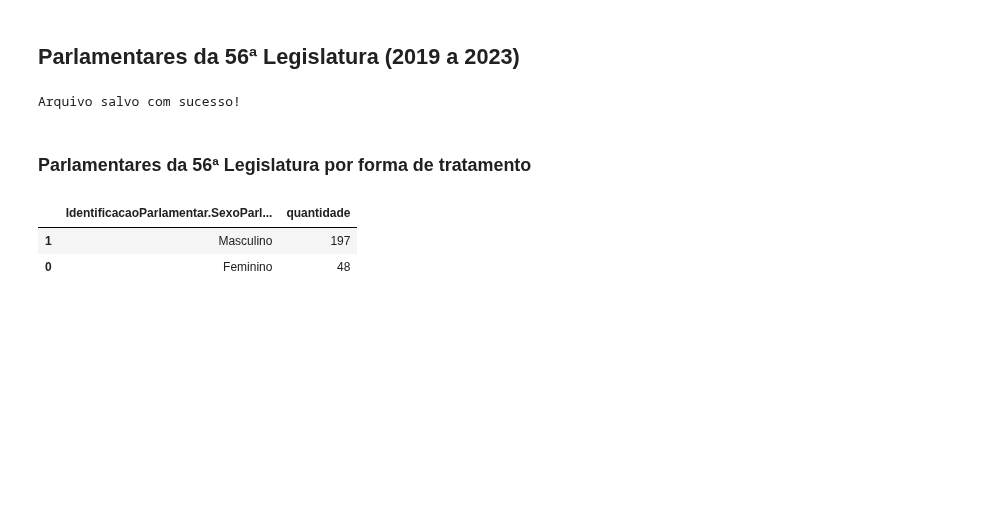
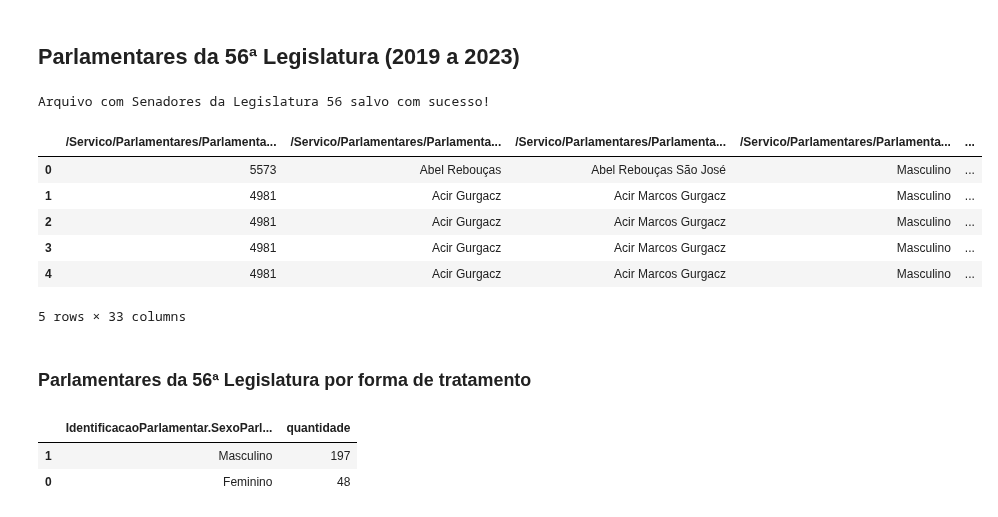
Before and after one commit to fabriciosantana/mcdia, a Jupyter notebook: 01-icd/assignments/discursos.ipynb, the cells around one changed output. Drawn from its saved outputs; the diff is of its cells as text; code cells hidden in the pictures; blank space fills up the shorter version.

```diff
--- a/01-icd/assignments/discursos.ipynb
+++ b/01-icd/assignments/discursos.ipynb
@@ -11,28 +11,39 @@ base_url = "https://legis.senado.gov.br/dadosabertos/"
 # %% [markdown]
 ## Parlamentares da 56ª Legislatura (2019 a 2023)
 # %%
-url_senadores_legislatura = base_url + "senador/lista/legislatura/56.csv"
-cvs_senadores_legistura = "_data/senadores_legistatura_56.csv"
+legislatura = 56
+url_senadores_legislatura = base_url + f"senador/lista/legislatura/{legislatura}.csv"
+csv_senadores_legistura = f"_data/senador_lista_legistatura_{legislatura}.csv"
 
 params = {
             #"uf": "RJ",
             #"participacao": "T",
             #"exercicio": "exercicio",
             "v": 4
         }
 
 headers = {"accept": "txt/csv"}
 
 with requests.get(url_senadores_legislatura, params, headers=headers, stream=True, timeout=60) as r:
     r.raise_for_status()
-    with open(cvs_senadores_legistura, "wb") as f:
+    with open(csv_senadores_legistura, "wb") as f:
         for chunk in r.iter_content(chunk_size=8192):
             if chunk:
                 f.write(chunk)
 
-print("Arquivo salvo com sucesso!")
+dataframe_senadores_lista_legislatura = pd.read_csv(csv_senadores_legistura, sep=";")
+
+print(f"Arquivo com Senadores da Legislatura {legislatura} salvo com sucesso!")
+dataframe_senadores_lista_legislatura.head()
 # %% [output]
-Arquivo salvo com sucesso!
+Arquivo com Senadores da Legislatura 56 salvo com sucesso!
+|  | /Servico/Parlamentares/Parlamenta... | /Servico/Parlamentares/Parlamenta... | /Servico/Parlamentares/Parlamenta... | /Servico/Parlamentares/Parlamenta... | ... |
+| 0 | 5573 | Abel Rebouças | Abel Rebouças São José | Masculino | ... |
+| 1 | 4981 | Acir Gurgacz | Acir Marcos Gurgacz | Masculino | ... |
+| 2 | 4981 | Acir Gurgacz | Acir Marcos Gurgacz | Masculino | ... |
+| 3 | 4981 | Acir Gurgacz | Acir Marcos Gurgacz | Masculino | ... |
+| 4 | 4981 | Acir Gurgacz | Acir Marcos Gurgacz | Masculino | ... |
+5 rows × 33 columns
 # %% [markdown]
 ### Parlamentares da 56ª Legislatura por forma de tratamento
 # %%
```
Also changed, not shown: parts of 1 cell of this notebook.
